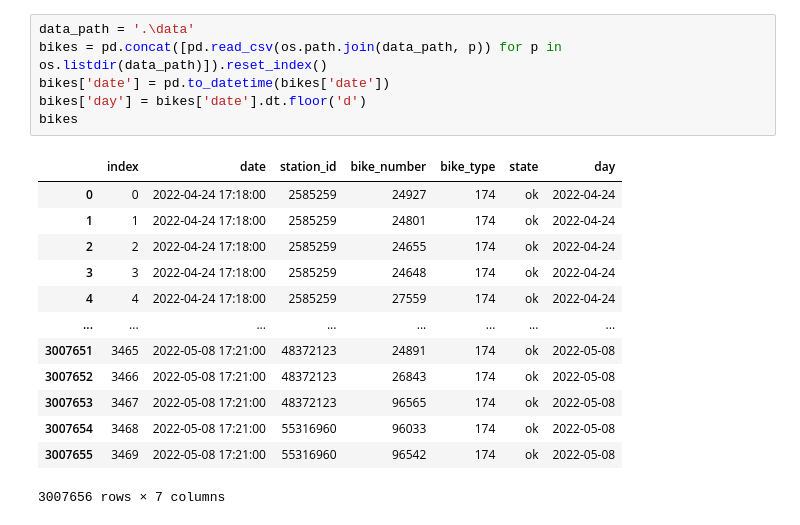
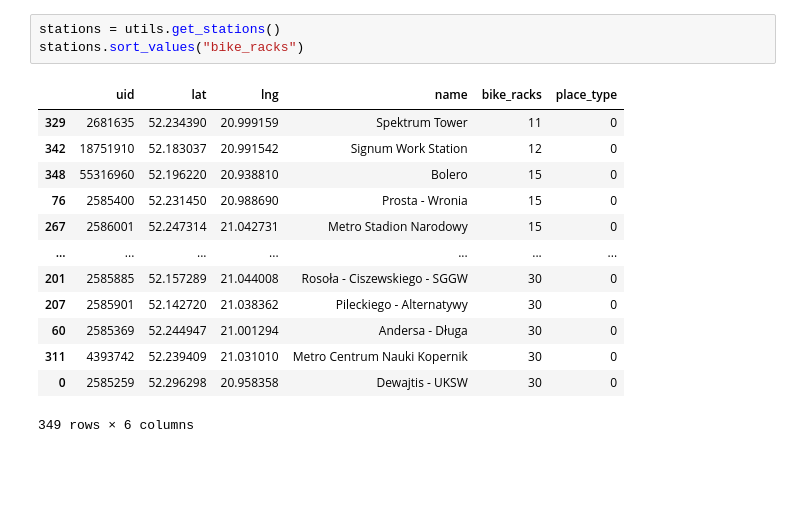
Before and after one commit to Karolina-Bogacka/transbajki, a Jupyter notebook: preprocessing new data .ipynb, the cells around one changed output. Saved outputs shown, nothing was run; the diff lists cells and outputs as text; blank space fills up the shorter version.

```diff
--- a/preprocessing new data .ipynb
+++ b/preprocessing new data .ipynb
@@ -33,20 +13,17 @@ stations.sort_values("bike_racks")
-# %%
-data_path = '.\data'
-bikes = pd.concat([pd.read_csv(os.path.join(data_path, p)) for p in os.listdir(data_path)]).reset_index()
-bikes['date'] = pd.to_datetime(bikes['date'])
-bikes['day'] = bikes['date'].dt.floor('d')
-bikes
-# %% [output]
-|  | index | date | station_id | bike_number | bike_type | state | day |
-| 0 | 0 | 2022-04-24 17:18:00 | 2585259 | 24927 | 174 | ok | 2022-04-24 |
-| 1 | 1 | 2022-04-24 17:18:00 | 2585259 | 24801 | 174 | ok | 2022-04-24 |
-| 2 | 2 | 2022-04-24 17:18:00 | 2585259 | 24655 | 174 | ok | 2022-04-24 |
-| 3 | 3 | 2022-04-24 17:18:00 | 2585259 | 24648 | 174 | ok | 2022-04-24 |
-| 4 | 4 | 2022-04-24 17:18:00 | 2585259 | 27559 | 174 | ok | 2022-04-24 |
-| ... | ... | ... | ... | ... | ... | ... | ... |
-| 3007651 | 3465 | 2022-05-08 17:21:00 | 48372123 | 24891 | 174 | ok | 2022-05-08 |
-| 3007652 | 3466 | 2022-05-08 17:21:00 | 48372123 | 26843 | 174 | ok | 2022-05-08 |
-| 3007653 | 3467 | 2022-05-08 17:21:00 | 48372123 | 96565 | 174 | ok | 2022-05-08 |
-| 3007654 | 3468 | 2022-05-08 17:21:00 | 55316960 | 96033 | 174 | ok | 2022-05-08 |
-| 3007655 | 3469 | 2022-05-08 17:21:00 | 55316960 | 96542 | 174 | ok | 2022-05-08 |
-3007656 rows × 7 columns
+# %%
+stations = utils.get_stations()
+stations.sort_values("bike_racks")
+# %% [output]
+|  | uid | lat | lng | name | bike_racks | place_type |
+| 329 | 2681635 | 52.234390 | 20.999159 | Spektrum Tower | 11 | 0 |
+| 342 | 18751910 | 52.183037 | 20.991542 | Signum Work Station | 12 | 0 |
+| 348 | 55316960 | 52.196220 | 20.938810 | Bolero | 15 | 0 |
+| 76 | 2585400 | 52.231450 | 20.988690 | Prosta - Wronia | 15 | 0 |
+| 267 | 2586001 | 52.247314 | 21.042731 | Metro Stadion Narodowy | 15 | 0 |
+| ... | ... | ... | ... | ... | ... | ... |
+| 201 | 2585885 | 52.157289 | 21.044008 | Rosoła - Ciszewskiego - SGGW | 30 | 0 |
+| 207 | 2585901 | 52.142720 | 21.038362 | Pileckiego - Alternatywy | 30 | 0 |
+| 60 | 2585369 | 52.244947 | 21.001294 | Andersa - Długa | 30 | 0 |
+| 311 | 4393742 | 52.239409 | 21.031010 | Metro Centrum Nauki Kopernik | 30 | 0 |
+| 0 | 2585259 | 52.296298 | 20.958358 | Dewajtis - UKSW | 30 | 0 |
+349 rows × 6 columns
```
Also changed, not shown: parts of 9 cells of this notebook, 1 other file.
